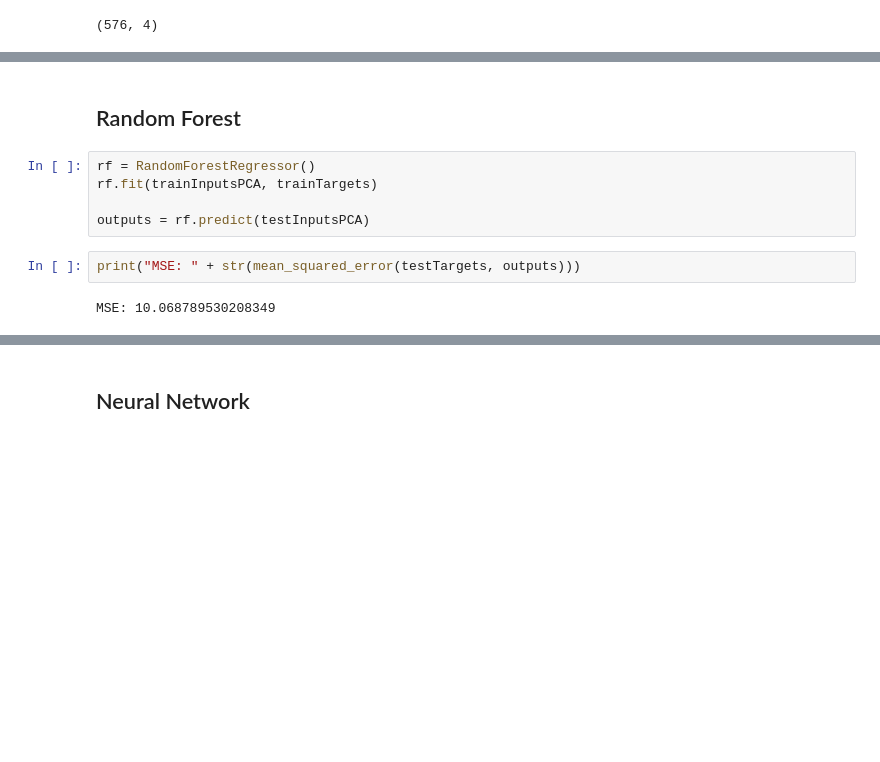
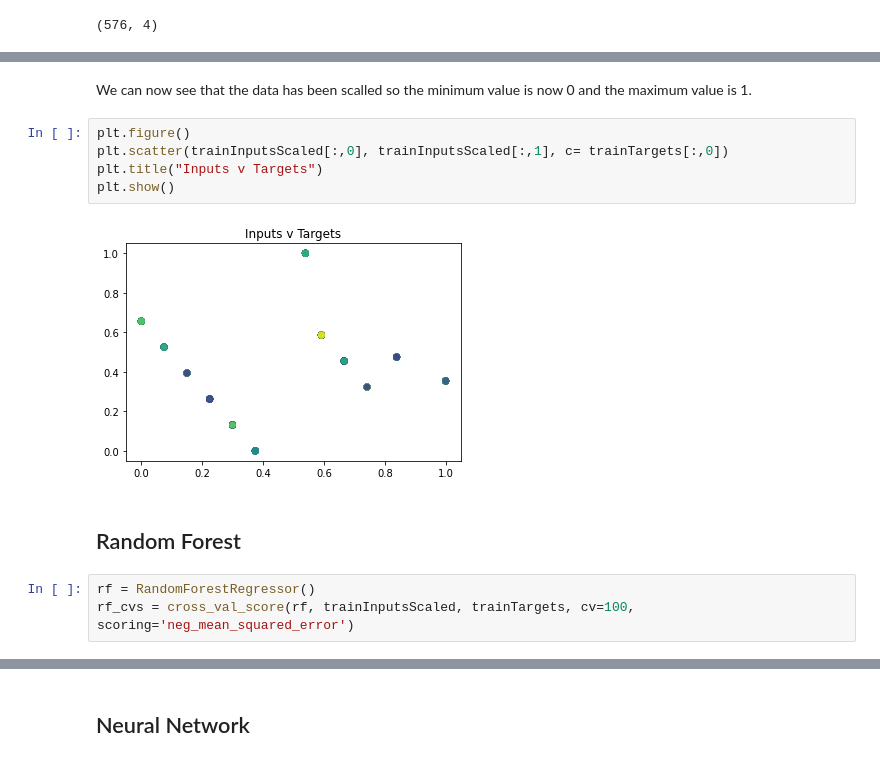
Before and after one commit to Dodecahedrane/COMP-2002-Assignment, a Jupyter notebook: Assignment Notebook.ipynb, the cells around one changed output, grey strips where cells are left out. Drawn from its saved outputs; the diff is of its cells as text; blank space fills up the shorter version.

```diff
--- a/Assignment Notebook.ipynb
+++ b/Assignment Notebook.ipynb
@@ -172,11 +190,14 @@ trainInputsPCA.shape
+# %% [markdown]
+We can now see that the data has been scalled so the minimum value is now 0 and the maximum value is 1.
+# %%
+plt.figure()
+plt.scatter(trainInputsScaled[:,0], trainInputsScaled[:,1], c= trainTargets[:,0])
+plt.title("Inputs v Targets")
+plt.show()
+# %% [output]
+[figure, new version]
 # %% [markdown]
 ## Random Forest
-# %%
-rf = RandomForestRegressor()
-rf.fit(trainInputsPCA, trainTargets)
-
-outputs = rf.predict(testInputsPCA)
-# %%
-print("MSE: " + str(mean_squared_error(testTargets, outputs)))
-# %% [output]
-MSE: 10.068789530208349
+# %%
+rf = RandomForestRegressor()
+rf_cvs = cross_val_score(rf, trainInputsScaled, trainTargets, cv=100, scoring='neg_mean_squared_error')
```
Also changed, not shown: parts of 20 cells of this notebook.
